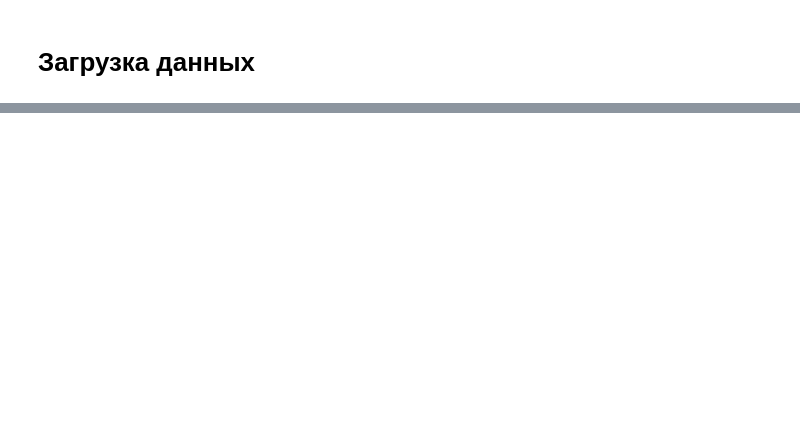
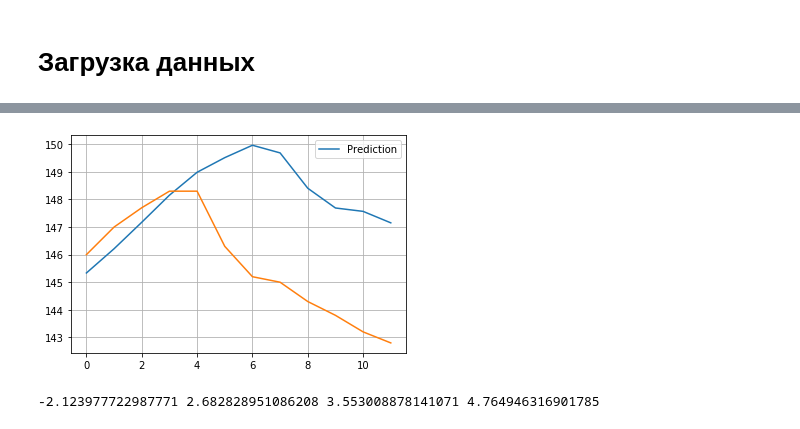
Before and after one commit to Tesseract98/machine-learning, a Jupyter notebook: regression/population_growth.ipynb, the cells around one changed output, grey strips where cells are left out. Cells and saved outputs as stored; diff of their text form; code cells hidden in the pictures; blank space fills up the shorter version.

Commit message:
expand regression models

```diff
--- a/regression/population_growth.ipynb
+++ b/regression/population_growth.ipynb
@@ -226,0 +144,9 @@ plt.legend()
+# %%
+test_size = 12
+# %%
+X_train, X_test, y_train, y_test = transf_X[:-test_size], transf_X[-test_size:], y[:-test_size], y[-test_size:]
+
+hyperopt_X = X_train
+hyperopt_y = y_train
+
+X_train, X_valid, y_train, y_valid = X_train[:-test_size], X_train[-test_size:], y_train[:-test_size], y_train[-test_size:]
@@ -226,0 +206,19 @@ plt.legend()
+# %%
+var_model = MLPRegressor(random_state=seed, shuffle=False)
+
+simple_space = {
+            'hidden_layer_sizes': np.arange(90, 200, dtype=int),
+            'tol': uniform(0.00001, 0.001),
+            'learning_rate_init': uniform(0.0001, 0.01),
+            'alpha': uniform(0.000001, 0.001),
+            'activation': ['identity', 'logistic', 'tanh', 'relu'],
+            'solver': ['adam'],
+#             'solver': ['lbfgs', 'adam'],
+            'learning_rate': ['adaptive', 'invscaling', 'constant'],
+}
+
+# verbose = 2 (print each epoch)
+best = RandomizedSearchCV(var_model, simple_space, cv=3, n_iter=10, n_jobs=-1,
+                          random_state=seed, verbose=1)
+best.fit(hyperopt_X, hyperopt_y)
+print("\nbest: ", best.best_score_)
@@ -226,0 +230,20 @@ plt.legend()
+# %%
+reg1 = best.best_estimator_
+reg1.fit(X_train, y_train)
+prediction1 = reg1.predict(X_valid)
+# %%
+lst_days=[i for i in range(len(prediction1))]
+plt.plot(prediction1, label='Prediction')
+plt.plot(y_valid)
+plt.legend()
+plt.grid()
+# %% [output]
+[figure, added]
+# %%
+reg1_score = reg1.score(X_valid, y_valid)
+reg1_mae, reg1_median_ae, reg1_max_error, reg1_error_sum = normalize_error(prediction1, y_valid)
+print(reg1_score, reg1_mae, reg1_median_ae, reg1_max_error)
+
+prediction1 = np.array(reg1.predict(X_test))
+# %% [output]
+-2.123977722987771 2.682828951086208 3.553008878141071 4.764946316901785
```
Also changed, not shown: parts of 75 cells of this notebook, 2 other files.
